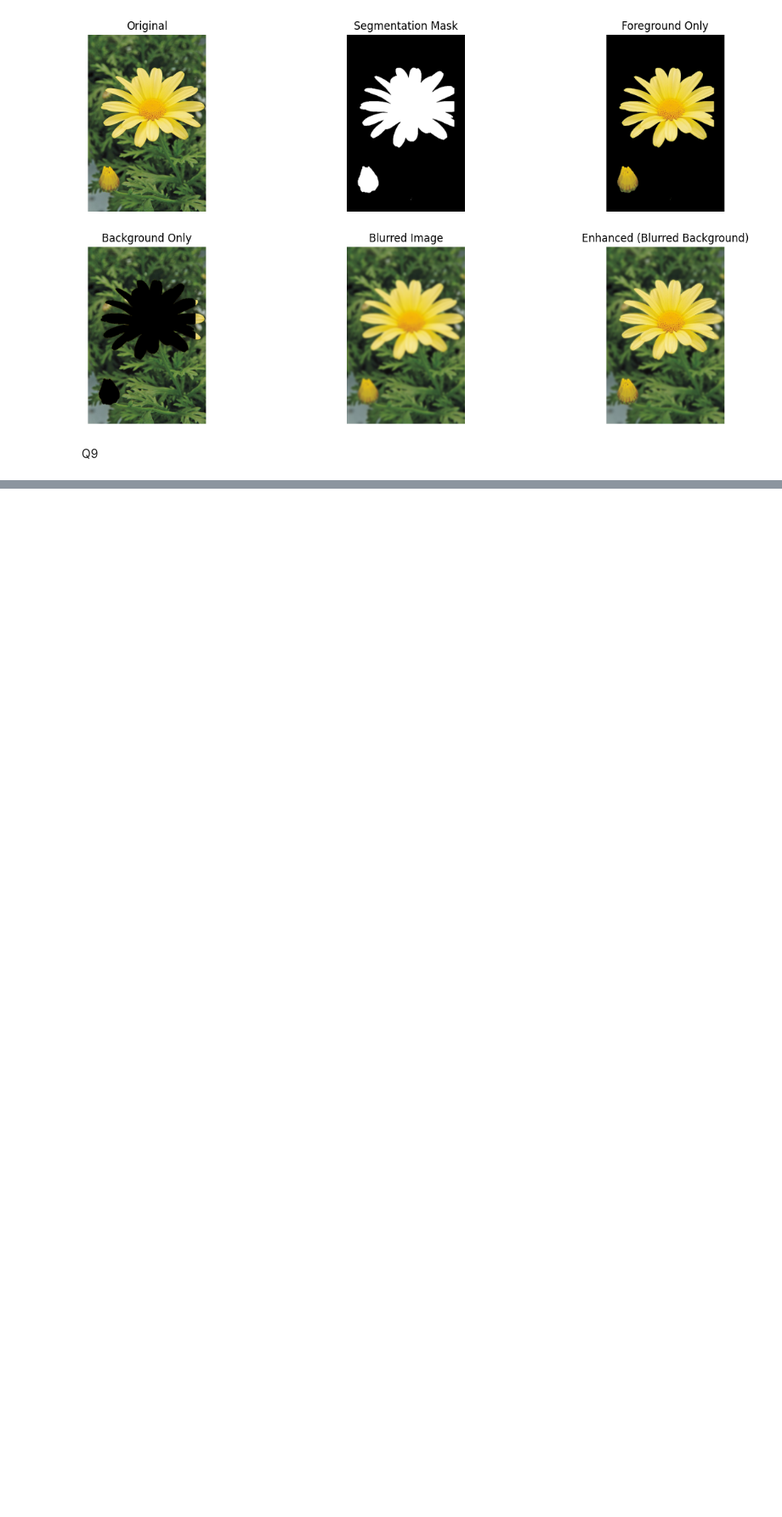
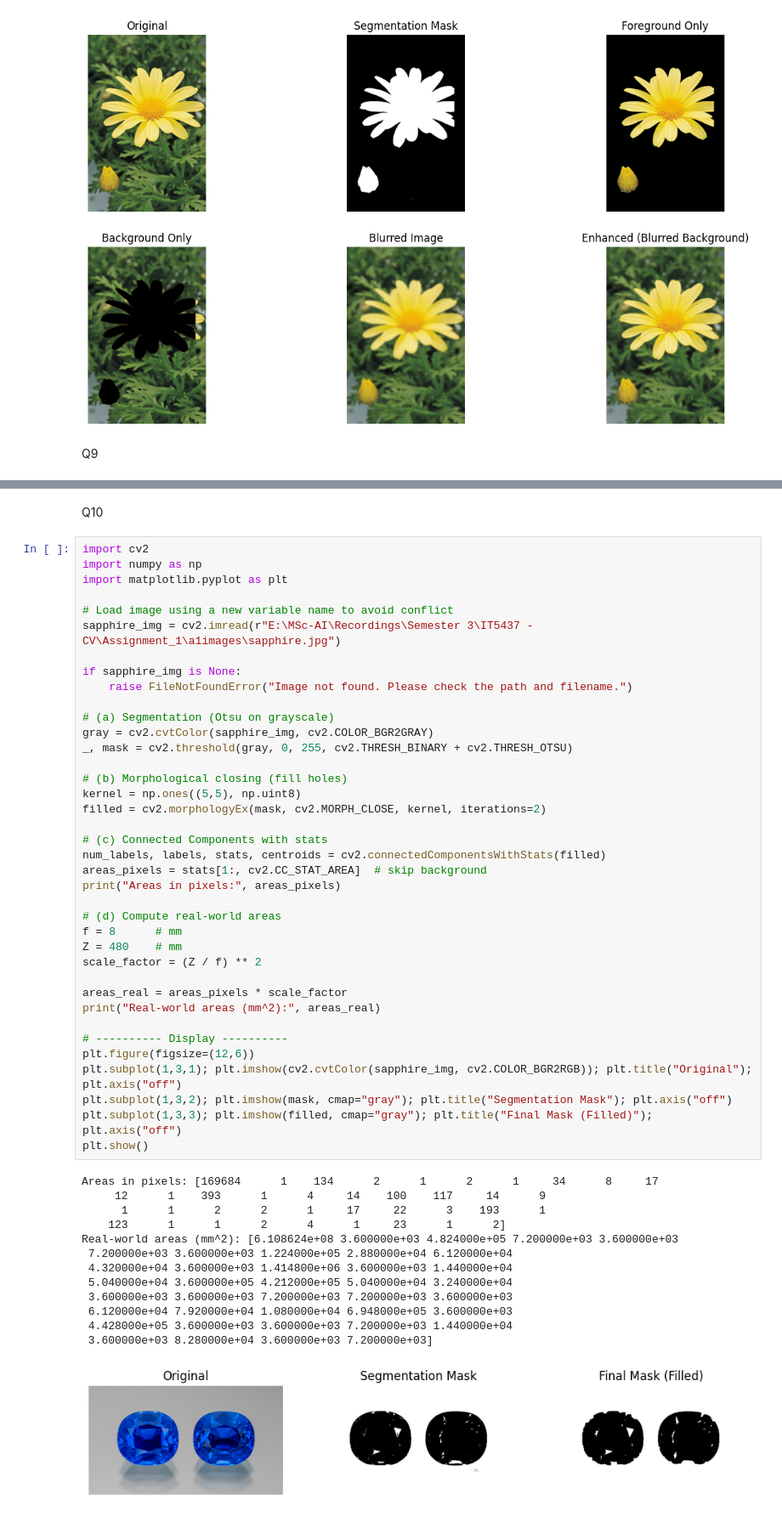
Before and after one commit to bandarasmc/Image_Processing_Msc, a Jupyter notebook: Code/notebook.ipynb, the cells around one changed output, grey strips where cells are left out. Shown at 85% size. Drawn from its saved outputs; the diff is of its cells as text; blank space fills up the shorter version.

```diff
--- a/Code/notebook.ipynb
+++ b/Code/notebook.ipynb
@@ -633,0 +645,54 @@ plt.show()
+# %% [markdown]
+Q10
+# %%
+import cv2
+import numpy as np
+import matplotlib.pyplot as plt
+
+# Load image using a new variable name to avoid conflict
+sapphire_img = cv2.imread(r"E:\MSc-AI\Recordings\Semester 3\IT5437 - CV\Assignment_1\a1images\sapphire.jpg")
+
+if sapphire_img is None:
+    raise FileNotFoundError("Image not found. Please check the path and filename.")
+
+# (a) Segmentation (Otsu on grayscale)
+gray = cv2.cvtColor(sapphire_img, cv2.COLOR_BGR2GRAY)
+_, mask = cv2.threshold(gray, 0, 255, cv2.THRESH_BINARY + cv2.THRESH_OTSU)
+
+# (b) Morphological closing (fill holes)
+kernel = np.ones((5,5), np.uint8)
+filled = cv2.morphologyEx(mask, cv2.MORPH_CLOSE, kernel, iterations=2)
+
+# (c) Connected Components with stats
+num_labels, labels, stats, centroids = cv2.connectedComponentsWithStats(filled)
+areas_pixels = stats[1:, cv2.CC_STAT_AREA]  # skip background
+print("Areas in pixels:", areas_pixels)
+
+# (d) Compute real-world areas
+f = 8      # mm
+Z = 480    # mm
+scale_factor = (Z / f) ** 2
+
+areas_real = areas_pixels * scale_factor
+print("Real-world areas (mm^2):", areas_real)
+
+# ---------- Display ----------
+plt.figure(figsize=(12,6))
+plt.subplot(1,3,1); plt.imshow(cv2.cvtColor(sapphire_img, cv2.COLOR_BGR2RGB)); plt.title("Original"); plt.axis("off")
+plt.subplot(1,3,2); plt.imshow(mask, cmap="gray"); plt.title("Segmentation Mask"); plt.axis("off")
+plt.subplot(1,3,3); plt.imshow(filled, cmap="gray"); plt.title("Final Mask (Filled)"); plt.axis("off")
+plt.show()
+# %% [output]
+Areas in pixels: [169684      1    134      2      1      2      1     34      8     17
+     12      1    393      1      4     14    100    117     14      9
+      1      1      2      2      1     17     22      3    193      1
+    123      1      1      2      4      1     23      1      2]
+Real-world areas (mm^2): [6.108624e+08 3.600000e+03 4.824000e+05 7.200000e+03 3.600000e+03
+ 7.200000e+03 3.600000e+03 1.224000e+05 2.880000e+04 6.120000e+04
+ 4.320000e+04 3.600000e+03 1.414800e+06 3.600000e+03 1.440000e+04
+ 5.040000e+04 3.600000e+05 4.212000e+05 5.040000e+04 3.240000e+04
+ 3.600000e+03 3.600000e+03 7.200000e+03 7.200000e+03 3.600000e+03
+ 6.120000e+04 7.920000e+04 1.080000e+04 6.948000e+05 3.600000e+03
+ 4.428000e+05 3.600000e+03 3.600000e+03 7.200000e+03 1.440000e+04
+ 3.600000e+03 8.280000e+04 3.600000e+03 7.200000e+03]
+[figure, added]
```
Also changed, not shown: parts of 1 cell of this notebook.
